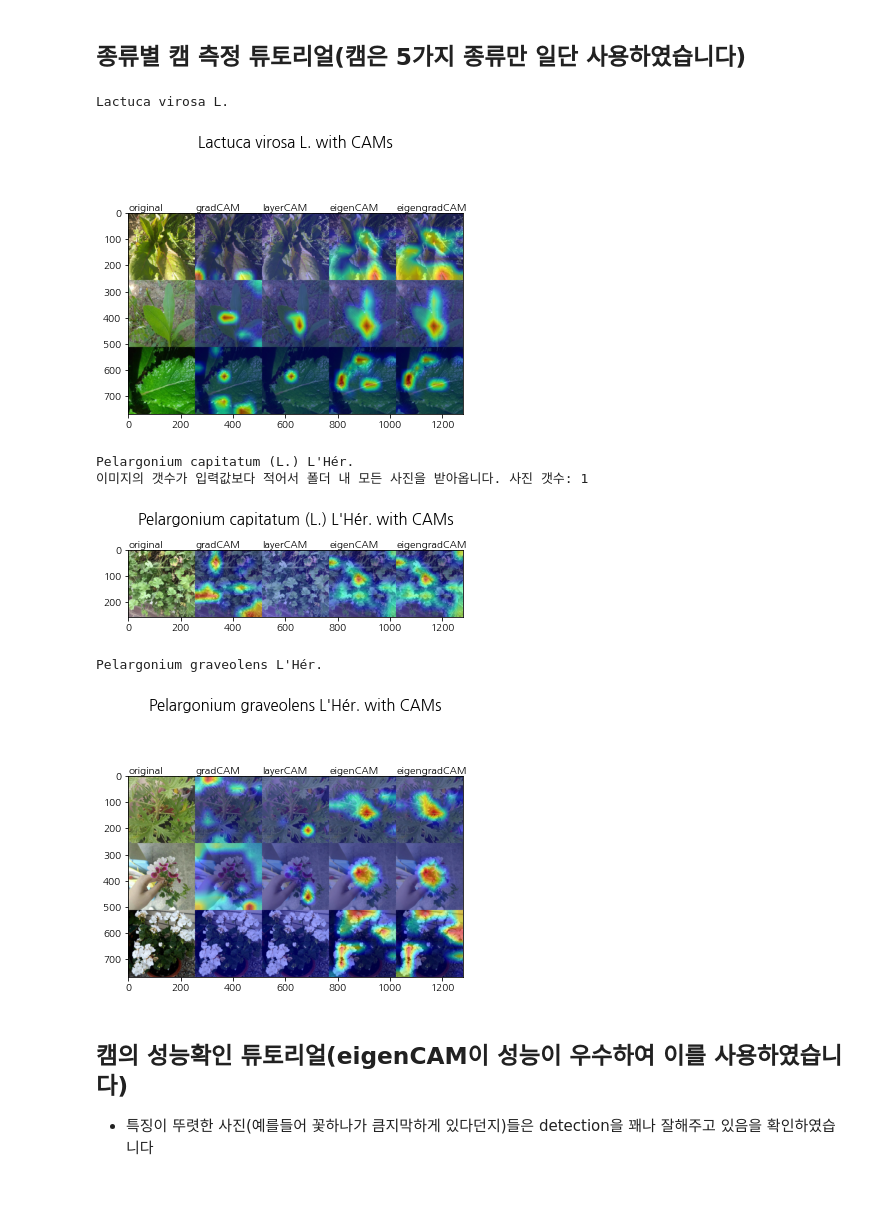
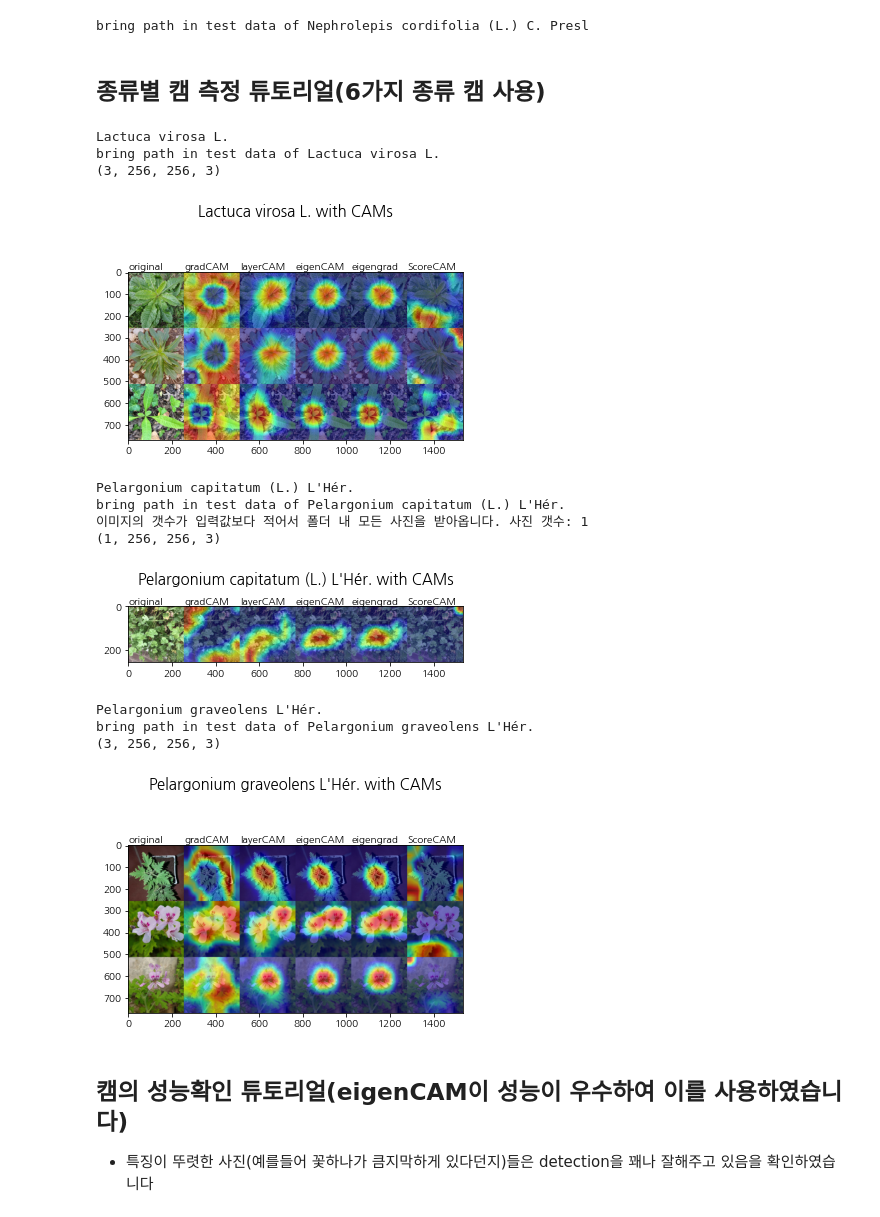
Before and after one commit to hukim1112/uos_plantclassification, a Jupyter notebook: tutorials/visualization tutorial.ipynb, the cells around one changed output. Saved outputs shown, nothing was run; the diff lists cells and outputs as text; code cells hidden in the pictures.

```diff
--- a/tutorials/visualization tutorial.ipynb
+++ b/tutorials/visualization tutorial.ipynb
@@ -57,12 +30,0 @@ Sequential(
-# %%
-# PlantNet 라벨을 가져오자
-test_path="/home/files/datasets/plantnet_300K/images/test"
-
-labels_list=[sub for sub in os.listdir(test_path) if os.path.isdir(os.path.join(test_path, sub))]
-labels_list=sorted(labels_list)
-categories_list=[0]*len(labels_list)
-for i in range(len(labels_list)):
-    if labels_list[i] in list(json_data.keys()):
-        categories_list[i]=json_data[labels_list[i]] # 라벨링과 카테고리 리스트를 따로 만듦
-#len(labels_list)
-len(categories_list)
@@ -81,0 +31,3 @@ def find_label(plantname):
+# %%
+path_inst=PlantPath()
+path_inst()
@@ -82,34 +52,44 @@ def find_label(plantname):
+# %%
+test_path=path_inst('Nephrolepis cordifolia (L.) C. Presl')
+# %% [output]
+bring path in test data of Nephrolepis cordifolia (L.) C. Presl
+# %%
+categories,labels=path_inst.bring_categoriesWithlabels() # 카테고리와 그에 따른 라벨을 가져옵니다
 # %% [markdown]
-## 종류별 캠 측정 튜토리얼(캠은 5가지 종류만 일단 사용하였습니다)
+## 종류별 캠 측정 튜토리얼(6가지 종류 캠 사용)
 # %%
-for plant in categories_list[:3]: #0번 부터 2번까지의 카테고리종의 식물을 가져옵니다
+for plant in categories[:3]: #0번 부터 2번까지의 카테고리종의 식물을 가져옵니다
+    print(plant)
+    label=categories.index(plant)
+    test_path=path_inst(plant)
+    original_imgs,_=vi.bring_imgs(test_path,3)
+    shape=(len(original_imgs),6)
 
-    plant_label=find_label(plant)
-    path=os.path.join(test_path,plant_label)
-    print(plant)
-    label=labels_list.index(plant_label)
-    original_imgs=visualization.bring_imgs(path,3)
-    shape=(len(original_imgs),5)
+    cams_list=vi.printCAM(label,original_imgs,model,[model.patch_embedding]) #scorecam의 업샘플링 연산량으로 인해 출력시간 증가
 
-    testlist=visualization.printCAM(label,original_imgs,model,[model.patch_embedding])
-
-    vstable=visualization.make_table(testlist,shape) #images 는 이미지들 담겨있는 리스트임
+    vstable=vi.make_table(cams_list,shape) #images 는 이미지들 담겨있는 리스트임
     plt.imshow(vstable)
     plt.title(plant +' with CAMs',y=1.3,fontsize=15)
 
-    word=['original','gradCAM','layerCAM','eigenCAM','eigengradCAM']
-    for i in range(5):
+    word=['original','gradCAM','layerCAM','eigenCAM','eigengrad','ScoreCAM']
+    for i in range(6):
         plt.text(256*i,-10,word[i])
 
     plt.show()
 # %% [output]
 Lactuca virosa L.
+bring path in test data of Lactuca virosa L.
+(3, 256, 256, 3)
-[figure, old version]
+[figure, new version]
 Pelargonium capitatum (L.) L'Hér.
+bring path in test data of Pelargonium capitatum (L.) L'Hér.
 이미지의 갯수가 입력값보다 적어서 폴더 내 모든 사진을 받아옵니다. 사진 갯수: 1
+(1, 256, 256, 3)
-[figure, old version]
+[figure, new version]
 Pelargonium graveolens L'Hér.
+bring path in test data of Pelargonium graveolens L'Hér.
+(3, 256, 256, 3)
-[figure, old version]
+[figure, new version]
 # %% [markdown]
 ## 캠의 성능확인 튜토리얼(eigenCAM이 성능이 우수하여 이를 사용하였습니다)
 - 특징이 뚜렷한 사진(예를들어 꽃하나가 큼지막하게 있다던지)들은 detection을 꽤나 잘해주고 있음을 확인하였습니다
```
Also changed, not shown: parts of 13 cells of this notebook, 1 other file.
